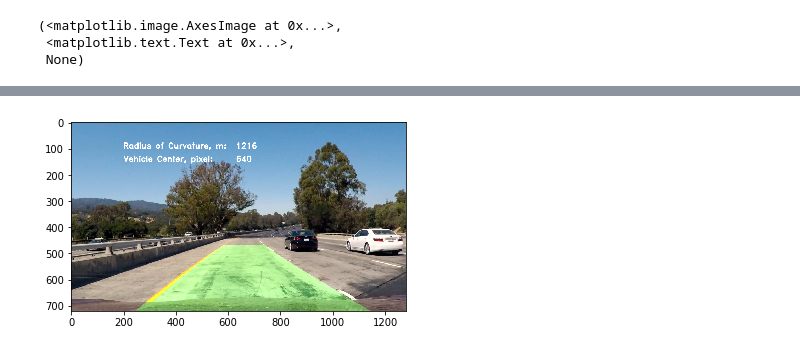
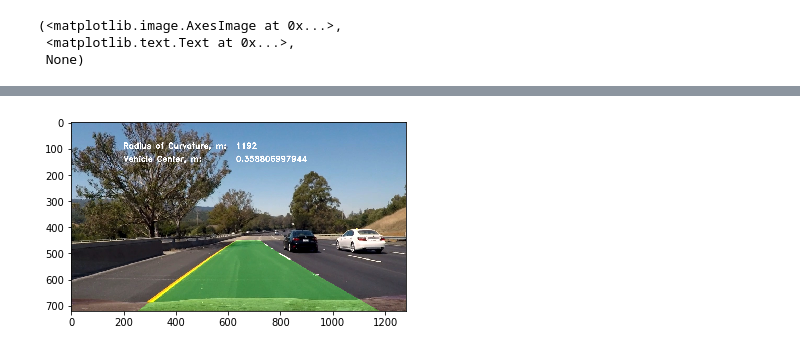
Before and after one commit to ronsos/CarND-AdvLaneLines-Proj4, a Jupyter notebook: lane_finding.ipynb, the cells around one changed output, grey strips where cells are left out. Saved outputs shown, nothing was run; the diff lists cells and outputs as text; code cells hidden in the pictures.

```diff
--- a/lane_finding.ipynb
+++ b/lane_finding.ipynb
@@ -117,12 +144,10 @@ plt.show()
 # Perspective Transform
 
 # Read in an image
-#img = cv2.imread('test_images/straight_lines1.jpg')
-#img = cv2.imread('test_images/test2.jpg')
 img = thresh_image
 
 # Source and destination points
-src = np.float32([[(200, 720), (565, 470), (725, 470), (1130, 720)]])
+src = np.float32([[(200, 720), (576, 450), (718, 450), (1130, 720)]])
 dst = np.float32([[(350, 720), (350, 0), (980, 0), (980, 720)]])
 
 # Find perspective transform matrix and inverse
@@ -308,6 +413,8 @@ plt.show()
 # Image Processing pipeline
 
 def process_image(image):
+    global good_fit, left_fit_old, right_fit_old
+
     # Thresholding
     thresh_image = pipeline(image)
 
@@ -315,58 +422,80 @@ def process_image(image):
     warped = cv2.warpPerspective(thresh_image, M, img_size, flags=cv2.INTER_LINEAR)
 
     # Call find_lane_lines to find lane fit
-    [left_fit, right_fit, left_lane_inds, right_lane_inds, out_img, midpoint] = find_lane_lines(warped)
+    [left_fit, right_fit, left_lane_inds, right_lane_inds, out_img] = find_lane_lines(warped)
 
-    # Generate x and y values for plotting
+    # Create curvefit line for plotting
     ploty = np.linspace(0, warped.shape[0]-1, warped.shape[0] )
     left_fitx = left_fit[0]*ploty**2 + left_fit[1]*ploty + left_fit[2]
     right_fitx = right_fit[0]*ploty**2 + right_fit[1]*ploty + right_fit[2]
 
     # Calculate the radius of curvature
-    [left_curverad, right_curverad] = radius_of_curvature(left_fit, right_fit, ploty, left_fitx, right_fitx)
+    [left_curverad, right_curverad, offset] = radius_of_curvature(left_fit, right_fit, ploty, left_fitx, right_fitx)
     avg_curverad = math.trunc((left_curverad + right_curverad) / 2)
-    #print(left_curverad, 'm', right_curverad, 'm', avg_curverad, 'm')
 
-    # Find midpoint
-    xm_per_pix = 3.7/730
-    veh_position = midpoint * xm_per_pix
+    # Find top and bottom of lane width for comparison
+    bottom_lane_width_pixels = abs(right_fitx[-1] - left_fitx[-1])
+    top_lane_width_pixels = abs(right_fitx[0] - left_fitx[0])
+
+    # Compare radius of curvature to see if fit is good
+    if ((left_curverad/right_curverad > 2.0) | (right_curverad/left_curverad > 2.0)):
+        # Bad fit
+        good_fit = 0
+        # Use old fit
+        left_fitx = left_fit_old[0]*ploty**2 + left_fit_old[1]*ploty + left_fit_old[2]
+        right_fitx = right_fit_old[0]*ploty**2 + right_fit_old[1]*ploty + right_fit_old[2]
+    # Compare top and bottom lane width
+    elif (top_lane_width_pixels/bottom_lane_width_pixels) < 0.5:
+        # Bad fit
+        good_fit = 0
+        # Use old fit
+        left_fitx = left_fit_old[0]*ploty**2 + left_fit_old[1]*ploty + left_fit_old[2]
+        right_fitx = right_fit_old[0]*ploty**2 + right_fit_old[1]*ploty + right_fit_old[2]
+    else:
+        # Good fit. Use and update
+        good_fit = 1
+        left_fit_old = left_fit
+        right_fit_old = right_fit
+
 
     # Create an image to draw the lines on
     warp_zero = np.zeros_like(warped).astype(np.uint8)
     color_warp = np.dstack((warp_zero, warp_zero, warp_zero))
 
     # Recast the x and y points into usable format for cv2.fillPoly()
     pts_left = np.array([np.transpose(np.vstack([left_fitx, ploty]))])
     pts_right = np.array([np.flipud(np.transpose(np.vstack([right_fitx, ploty])))])
     pts = np.hstack((pts_left, pts_right))
 
     # Draw the lane onto the warped blank image
     cv2.fillPoly(color_warp, np.int_([pts]), (0,255, 0))
 
     # Warp the blank back to original image space using inverse perspective matrix (Minv)
     newwarp = cv2.warpPerspective(color_warp, Minv, (image.shape[1], image.shape[0]))
 
     # Combine the result with the original image
     result = cv2.addWeighted(image, 1, newwarp, 0.3, 0)
 
     # Add radius of curevature annotation to frame
     font = cv2.FONT_HERSHEY_DUPLEX
     result1 = cv2.putText(result, "Radius of Curvature, m: ", (200,100), font, 1, (255,255,255), 2, cv2.LINE_AA)
     result2 = cv2.putText(result1, str(avg_curverad), (630,100), font, 1, (255,255,255), 2, cv2.LINE_AA)
-    result1 = cv2.putText(result, "Vehicle Center, pixel: ", (200,150), font, 1, (255,255,255), 2, cv2.LINE_AA)
-    result2 = cv2.putText(result1, str(midpoint), (630,150), font, 1, (255,255,255), 2, cv2.LINE_AA)
+    result3 = cv2.putText(result2, "Vehicle Center, m: ", (200,150), font, 1, (255,255,255), 2, cv2.LINE_AA)
+    result4 = cv2.putText(result3, str(offset), (630,150), font, 1, (255,255,255), 2, cv2.LINE_AA)
 
-    return result2
+    return result4
 
 # Load image
-#image = mpimg.imread('test_images/straight_lines2.jpg')
-image = mpimg.imread('test_images/test1.jpg')
+#image = mpimg.imread('test_images/straight_lines1.jpg')
+image = mpimg.imread('test_images/test6.jpg')
+global good_fit
+good_fit = 0
 result = process_image(image)
 
 plt.imshow(result)
 plt.show()
 # %% [output]
-[figure, old version]
+[figure, new version]
 # %%
 # Generate and display video
 # Import everything needed to edit/save/watch video clips
```
Also changed, not shown: parts of 6 cells of this notebook, 1 other file.
